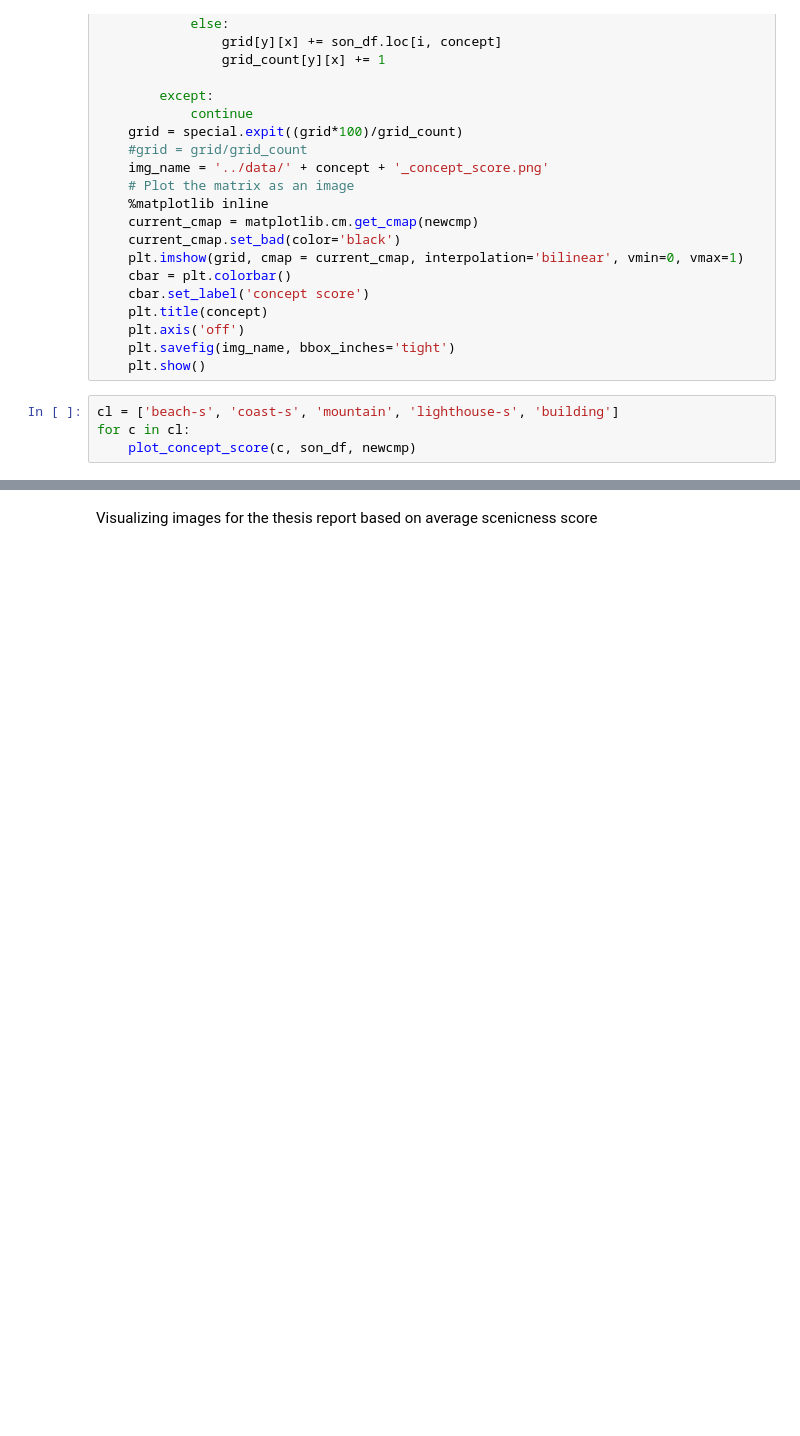
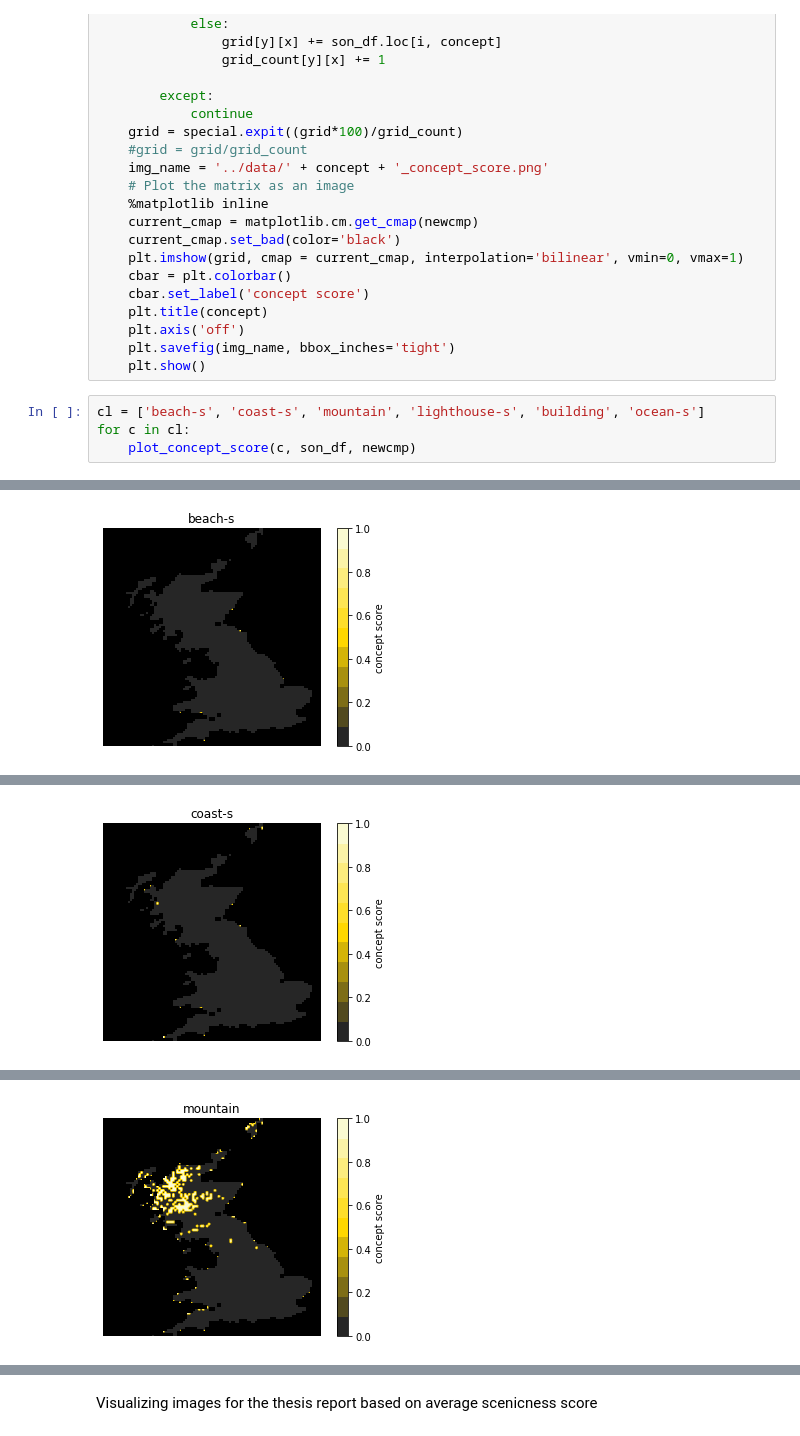
Before and after one commit to Pimmmm/Thesis-Scripts, a Jupyter notebook: p2_main.ipynb, the cells around one changed output, grey strips where cells are left out. Drawn from its saved outputs; the diff is of its cells as text; blank space fills up the shorter version.

```diff
--- a/p2_main.ipynb
+++ b/p2_main.ipynb
@@ -301,6 +301,7 @@ def plot_concept_score(concept, son_df,newcmp):
     plt.savefig(img_name, bbox_inches='tight')
     plt.show()
 # %%
-cl = ['beach-s', 'coast-s', 'mountain', 'lighthouse-s', 'building']
+cl = ['beach-s', 'coast-s', 'mountain', 'lighthouse-s', 'building', 'ocean-s']
 for c in cl:
     plot_concept_score(c, son_df, newcmp)
+# %% [output]
@@ -306,0 +309 @@ for c in cl:
+[figure, added]
@@ -306,0 +311 @@ for c in cl:
+[figure, added]
@@ -306,0 +313 @@ for c in cl:
+[figure, added]
```
Also changed, not shown: parts of 1 cell of this notebook, 1 other file.
